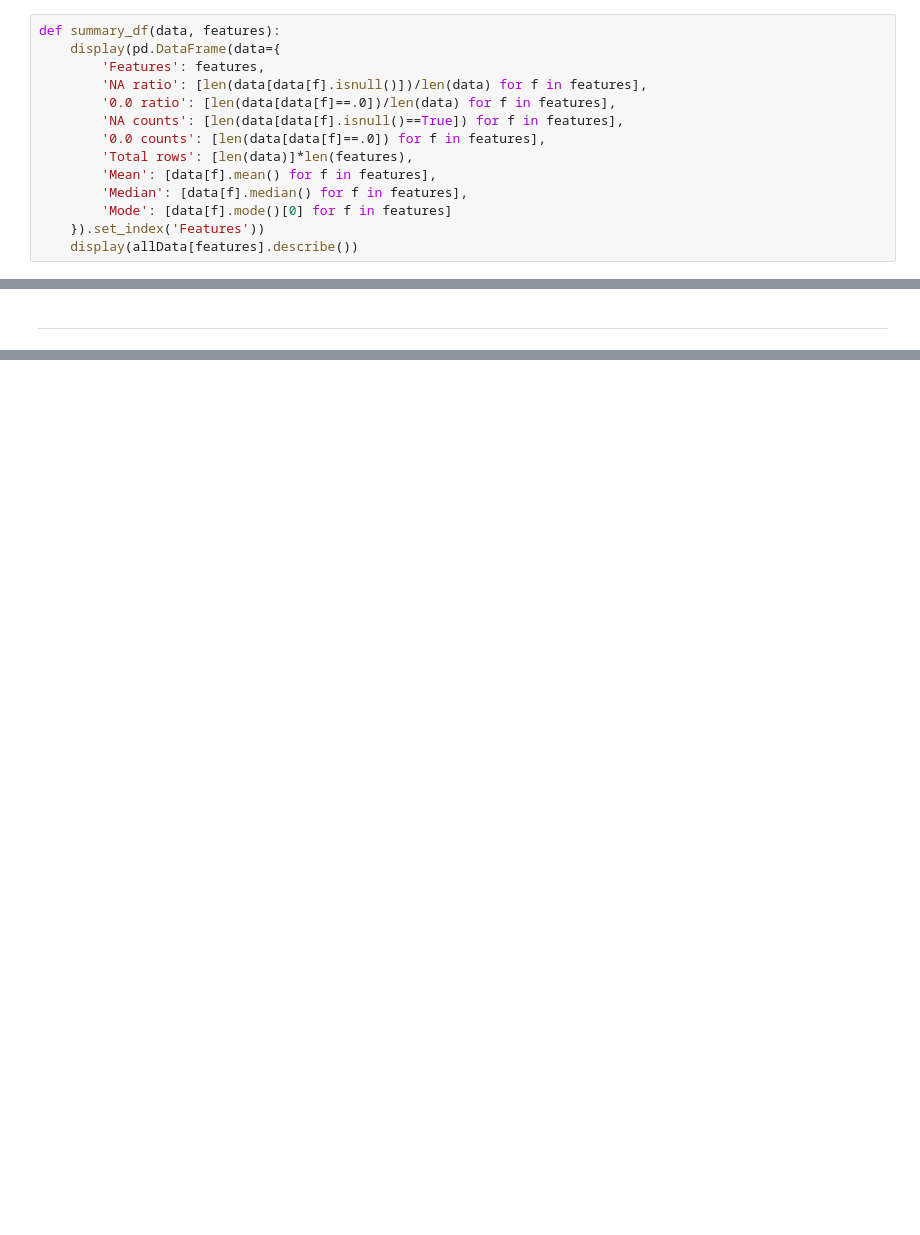
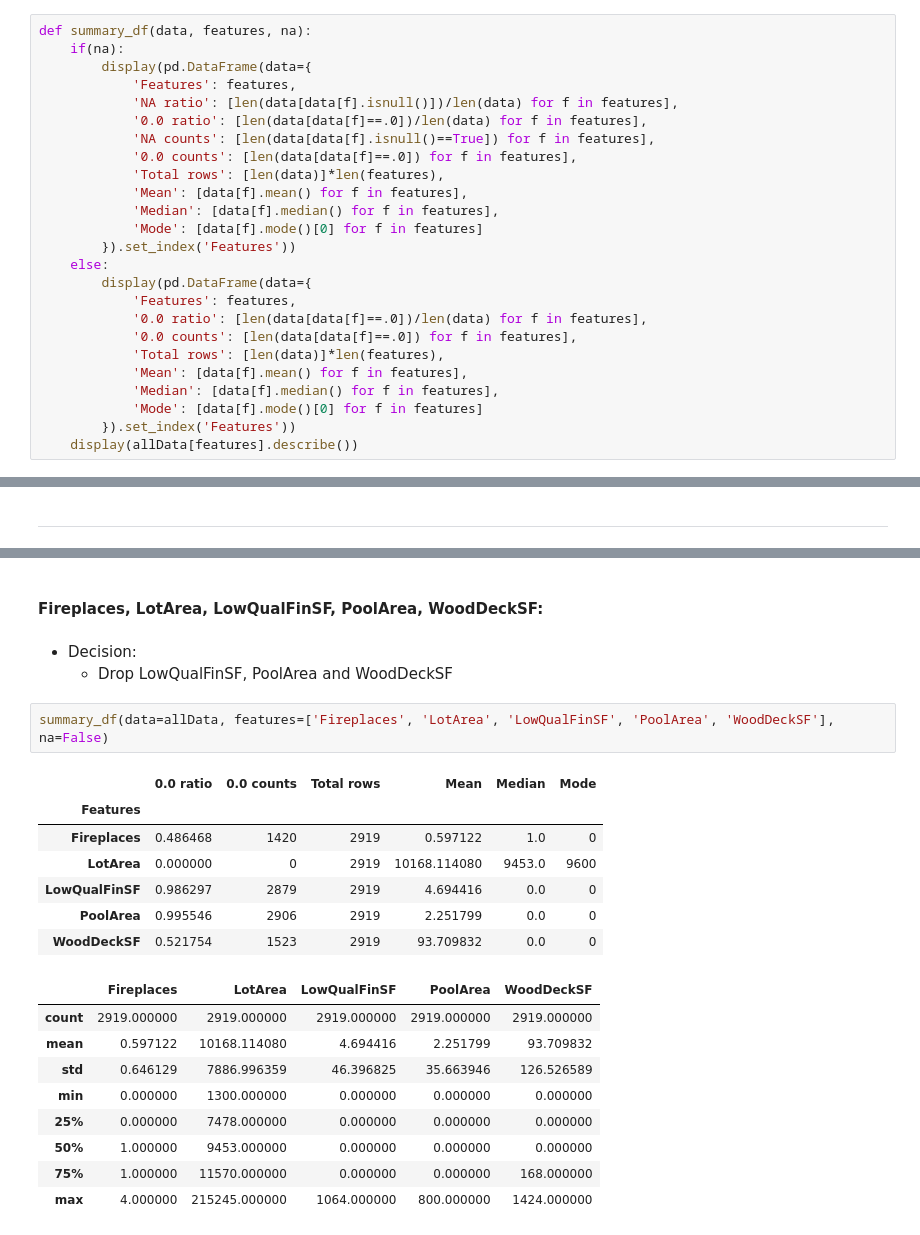
Before and after one commit to Skylar-117/kaggle-house-prices-ADVRegression, a Jupyter notebook: numerical.ipynb, the cells around one changed output, grey strips where cells are left out. Cells and saved outputs as stored; diff of their text form; blank space fills up the shorter version.

```diff
--- a/numerical.ipynb
+++ b/numerical.ipynb
@@ -95,17 +116,28 @@ for f in ['BsmtFinSF1','BsmtFinSF2']:
 |  | Id | MSSubClass | MSZoning | LotFrontage | LotArea | Street | Alley | LotShape | LandContour | ... |
 | 2120 | 2121 | 20 | RM | 99.0 | 5940 | Pave | NaN | IR1 | Lvl | ... |
 # %%
-def summary_df(data, features):
-    display(pd.DataFrame(data={
-        'Features': features,
-        'NA ratio': [len(data[data[f].isnull()])/len(data) for f in features],
-        '0.0 ratio': [len(data[data[f]==.0])/len(data) for f in features],
-        'NA counts': [len(data[data[f].isnull()==True]) for f in features],
-        '0.0 counts': [len(data[data[f]==.0]) for f in features],
-        'Total rows': [len(data)]*len(features),
-        'Mean': [data[f].mean() for f in features],
-        'Median': [data[f].median() for f in features],
-        'Mode': [data[f].mode()[0] for f in features]
-    }).set_index('Features'))
+def summary_df(data, features, na):
+    if(na):
+        display(pd.DataFrame(data={
+            'Features': features,
+            'NA ratio': [len(data[data[f].isnull()])/len(data) for f in features],
+            '0.0 ratio': [len(data[data[f]==.0])/len(data) for f in features],
+            'NA counts': [len(data[data[f].isnull()==True]) for f in features],
+            '0.0 counts': [len(data[data[f]==.0]) for f in features],
+            'Total rows': [len(data)]*len(features),
+            'Mean': [data[f].mean() for f in features],
+            'Median': [data[f].median() for f in features],
+            'Mode': [data[f].mode()[0] for f in features]
+        }).set_index('Features'))
+    else:
+        display(pd.DataFrame(data={
+            'Features': features,
+            '0.0 ratio': [len(data[data[f]==.0])/len(data) for f in features],
+            '0.0 counts': [len(data[data[f]==.0]) for f in features],
+            'Total rows': [len(data)]*len(features),
+            'Mean': [data[f].mean() for f in features],
+            'Median': [data[f].median() for f in features],
+            'Mode': [data[f].mode()[0] for f in features]
+        }).set_index('Features'))
     display(allData[features].describe())
 # %%
@@ -320,0 +470,24 @@ summary_df(data=allData, features=['TotalBsmtSF'])
+# %% [markdown]
+#### Fireplaces, LotArea, LowQualFinSF, PoolArea, WoodDeckSF:
+# %% [markdown]
+- Decision:
+    - Drop LowQualFinSF, PoolArea and WoodDeckSF
+# %%
+summary_df(data=allData, features=['Fireplaces', 'LotArea', 'LowQualFinSF', 'PoolArea', 'WoodDeckSF'], na=False)
+# %% [output]
+|  | 0.0 ratio | 0.0 counts | Total rows | Mean | Median | Mode |
+| Features |  |  |  |  |  |  |
+| Fireplaces | 0.486468 | 1420 | 2919 | 0.597122 | 1.0 | 0 |
+| LotArea | 0.000000 | 0 | 2919 | 10168.114080 | 9453.0 | 9600 |
+| LowQualFinSF | 0.986297 | 2879 | 2919 | 4.694416 | 0.0 | 0 |
+| PoolArea | 0.995546 | 2906 | 2919 | 2.251799 | 0.0 | 0 |
+| WoodDeckSF | 0.521754 | 1523 | 2919 | 93.709832 | 0.0 | 0 |
+|  | Fireplaces | LotArea | LowQualFinSF | PoolArea | WoodDeckSF |
+| count | 2919.000000 | 2919.000000 | 2919.000000 | 2919.000000 | 2919.000000 |
+| mean | 0.597122 | 10168.114080 | 4.694416 | 2.251799 | 93.709832 |
+| std | 0.646129 | 7886.996359 | 46.396825 | 35.663946 | 126.526589 |
+| min | 0.000000 | 1300.000000 | 0.000000 | 0.000000 | 0.000000 |
+| 25% | 0.000000 | 7478.000000 | 0.000000 | 0.000000 | 0.000000 |
+| 50% | 1.000000 | 9453.000000 | 0.000000 | 0.000000 | 0.000000 |
+| 75% | 1.000000 | 11570.000000 | 0.000000 | 0.000000 | 168.000000 |
+| max | 4.000000 | 215245.000000 | 1064.000000 | 800.000000 | 1424.000000 |
```
Also changed, not shown: parts of 67 cells of this notebook.
